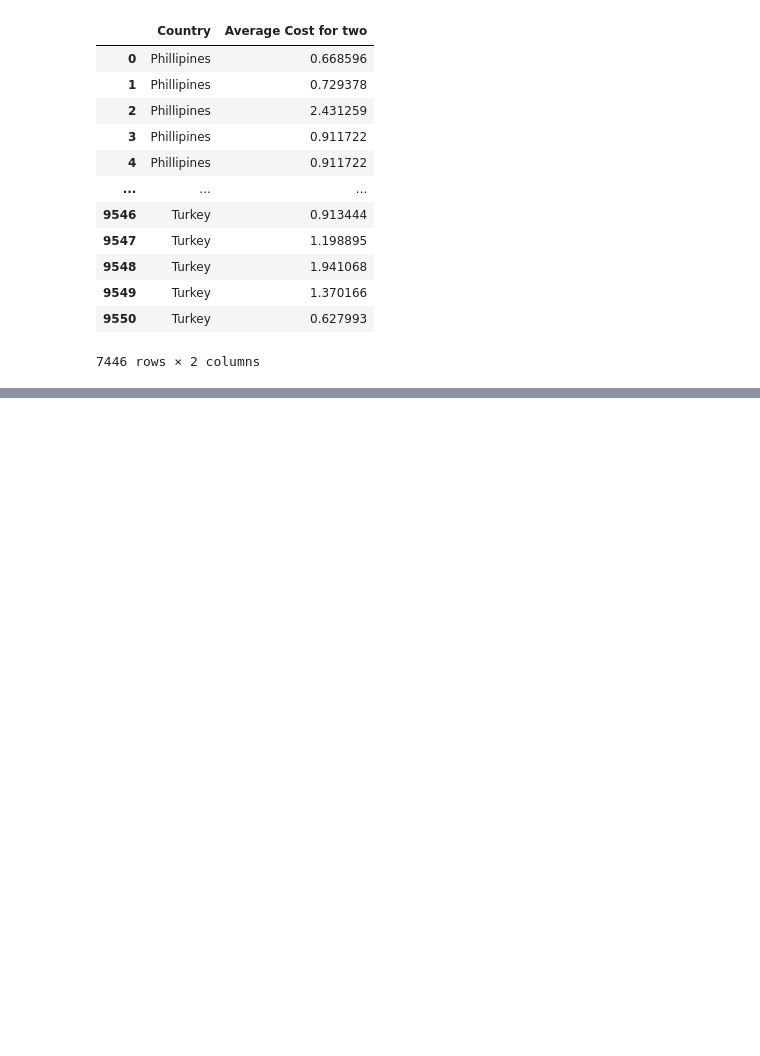
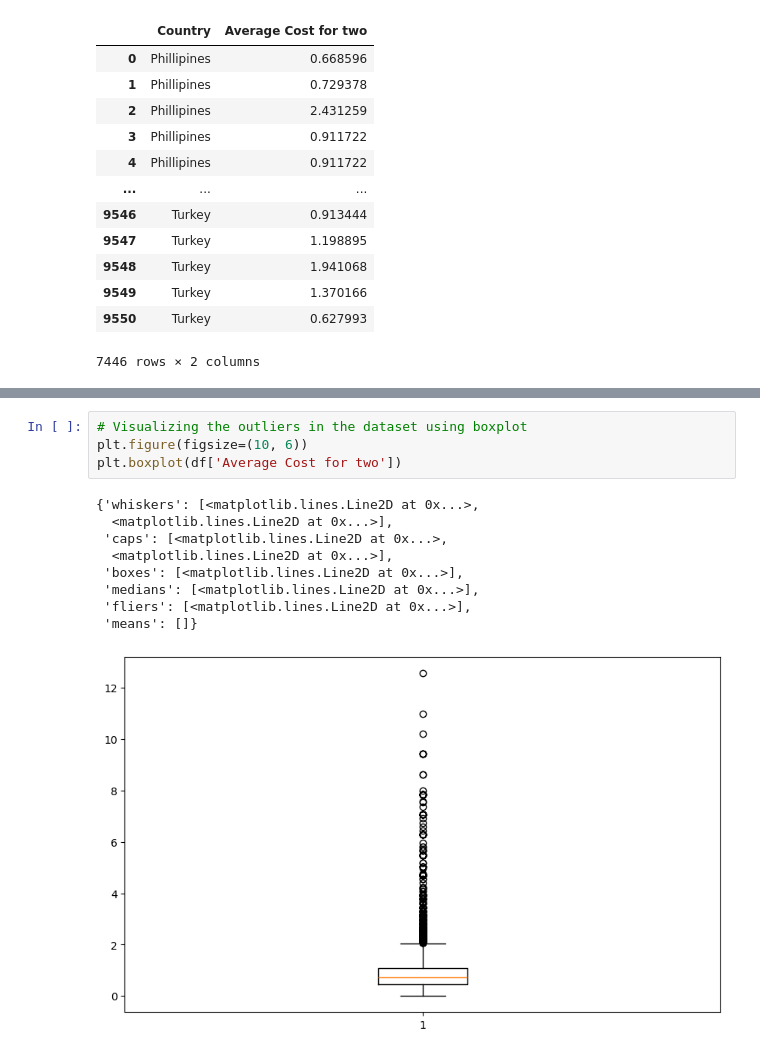
Before and after one commit to Dhruvgohil07/Zomato_Data_Analysis, a Jupyter notebook: Data_cleaning.ipynb, the cells around one changed output, grey strips where cells are left out. Saved outputs shown, nothing was run; the diff lists cells and outputs as text; blank space fills up the shorter version.

```diff
--- a/Data_cleaning.ipynb
+++ b/Data_cleaning.ipynb
@@ -117,0 +179,14 @@ df[['Country', 'Average Cost for two']]
+# %%
+# Visualizing the outliers in the dataset using boxplot
+plt.figure(figsize=(10, 6))
+plt.boxplot(df['Average Cost for two'])
+# %% [output]
+{'whiskers': [<matplotlib.lines.Line2D at 0x...>,
+  <matplotlib.lines.Line2D at 0x...>],
+ 'caps': [<matplotlib.lines.Line2D at 0x...>,
+  <matplotlib.lines.Line2D at 0x...>],
+ 'boxes': [<matplotlib.lines.Line2D at 0x...>],
+ 'medians': [<matplotlib.lines.Line2D at 0x...>],
+ 'fliers': [<matplotlib.lines.Line2D at 0x...>],
+ 'means': []}
+[figure, added]
```
Also changed, not shown: parts of 14 cells of this notebook, 1 other file.
